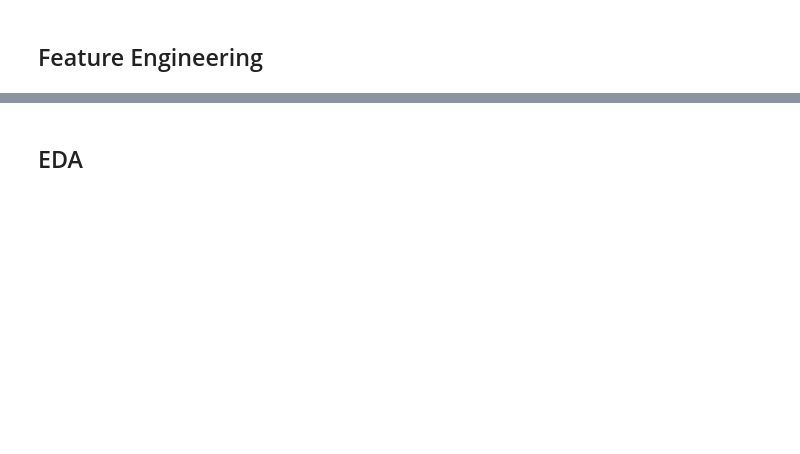
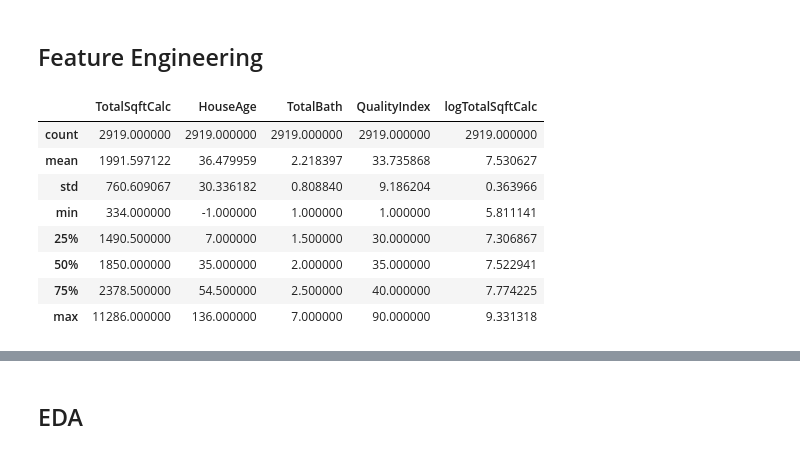
Before and after one commit to aanyam22/kaggle, a Jupyter notebook: Ames_HousePrice/ames_ml_models.ipynb, the cells around one changed output, grey strips where cells are left out. Saved outputs shown, nothing was run; the diff lists cells and outputs as text; code cells hidden in the pictures; blank space fills up the shorter version.

```diff
--- a/Ames_HousePrice/ames_ml_models.ipynb
+++ b/Ames_HousePrice/ames_ml_models.ipynb
@@ -37,37 +49,41 @@ df_train.head()
 # %% [markdown]
 ## Feature Engineering
 # %%
-# Mark origin so we can split back later, then combine for consistent preprocessing
+# Tag origin, combine so encoding is consistent across train and test
 df_train['is_train'] = 1
 df_test['is_train']  = 0
 df_test['SalePrice'] = np.nan
 
 df_all = pd.concat([df_train, df_test], ignore_index=True)
 
-# Fill columns that feed into derived features (NaN = no structure, treat as 0 or use YearBuilt)
-df_all['BsmtFinSF1']   = df_all['BsmtFinSF1'].fillna(0)
-df_all['BsmtFinSF2']   = df_all['BsmtFinSF2'].fillna(0)
-df_all['BsmtFullBath'] = df_all['BsmtFullBath'].fillna(0)
-df_all['BsmtHalfBath'] = df_all['BsmtHalfBath'].fillna(0)
-df_all['GarageYrBlt']  = df_all['GarageYrBlt'].fillna(df_all['YearBuilt'])
-df_all['GarageArea']   = df_all['GarageArea'].fillna(0)
-df_all['GarageCars']   = df_all['GarageCars'].fillna(0)
-df_all['MasVnrArea']   = df_all['MasVnrArea'].fillna(0)
+# Structural missings: NaN means the feature is absent, not unknown
+fill_zero = ['BsmtFinSF1','BsmtFinSF2','BsmtUnfSF','TotalBsmtSF',
+             'BsmtFullBath','BsmtHalfBath','GarageArea','GarageCars','MasVnrArea']
+df_all[fill_zero] = df_all[fill_zero].fillna(0)
+df_all['GarageYrBlt'] = df_all['GarageYrBlt'].fillna(df_all['YearBuilt'])
 
 # Derived features
-df_all['TotalSqftCalc']  = df_all['BsmtFinSF1'] + df_all['BsmtFinSF2'] + df_all['GrLivArea']
-df_all['TotalFloorSF']   = df_all['1stFlrSF'] + df_all['2ndFlrSF']
-df_all['HouseAge']       = df_all['YrSold'] - df_all['YearBuilt']
-df_all['RemodAge']       = df_all['YrSold'] - df_all['YearRemodAdd']
-df_all['GarageAge']      = df_all['YrSold'] - df_all['GarageYrBlt']
-df_all['TotalBath']      = (df_all['FullBath'] + df_all['HalfBath'] * 0.5
-                            + df_all['BsmtFullBath'] + df_all['BsmtHalfBath'] * 0.5)
-df_all['QualityIndex']   = df_all['OverallQual'] * df_all['OverallCond']
-df_all['TotalOutdoorSF'] = (df_all['WoodDeckSF'] + df_all['OpenPorchSF']
-                            + df_all['EnclosedPorch'] + df_all['ScreenPorch'])
+df_all['TotalSqftCalc']    = df_all['BsmtFinSF1'] + df_all['BsmtFinSF2'] + df_all['GrLivArea']
+df_all['TotalFloorSF']     = df_all['1stFlrSF']   + df_all['2ndFlrSF']
+df_all['HouseAge']         = df_all['YrSold']      - df_all['YearBuilt']
+df_all['RemodAge']         = df_all['YrSold']      - df_all['YearRemodAdd']
+df_all['GarageAge']        = df_all['YrSold']      - df_all['GarageYrBlt']
+df_all['TotalBath']        = (df_all['FullBath'] + df_all['HalfBath'] * 0.5
+                              + df_all['BsmtFullBath'] + df_all['BsmtHalfBath'] * 0.5)
+df_all['QualityIndex']     = df_all['OverallQual'] * df_all['OverallCond']
+df_all['TotalOutdoorSF']   = (df_all['WoodDeckSF']  + df_all['OpenPorchSF']
+                              + df_all['EnclosedPorch'] + df_all['ScreenPorch'])
+df_all['logTotalSqftCalc'] = np.log(df_all['TotalSqftCalc'])
+df_all['logSalePrice']     = np.log(df_all['SalePrice'])   # NaN for test rows — never used as a feature
 
-# Log-transform target (NaN for test rows — kept separate, never used as features)
-df_all['logSalePrice']     = np.log(df_all['SalePrice'])
-df_all['logTotalSqftCalc'] = np.log(df_all['TotalSqftCalc'])
-
-df_all[['TotalSqftCalc','TotalFloorSF','HouseAge','TotalBath','QualityIndex']].describe()
+df_all[['TotalSqftCalc','HouseAge','TotalBath','QualityIndex','logTotalSqftCalc']].describe()
+# %% [output]
+|  | TotalSqftCalc | HouseAge | TotalBath | QualityIndex | logTotalSqftCalc |
+| count | 2919.000000 | 2919.000000 | 2919.000000 | 2919.000000 | 2919.000000 |
+| mean | 1991.597122 | 36.479959 | 2.218397 | 33.735868 | 7.530627 |
+| std | 760.609067 | 30.336182 | 0.808840 | 9.186204 | 0.363966 |
+| min | 334.000000 | -1.000000 | 1.000000 | 1.000000 | 5.811141 |
+| 25% | 1490.500000 | 7.000000 | 1.500000 | 30.000000 | 7.306867 |
+| 50% | 1850.000000 | 35.000000 | 2.000000 | 35.000000 | 7.522941 |
+| 75% | 2378.500000 | 54.500000 | 2.500000 | 40.000000 | 7.774225 |
+| max | 11286.000000 | 136.000000 | 7.000000 | 90.000000 | 9.331318 |
```
Also changed, not shown: parts of 22 cells of this notebook, 4 other files.
